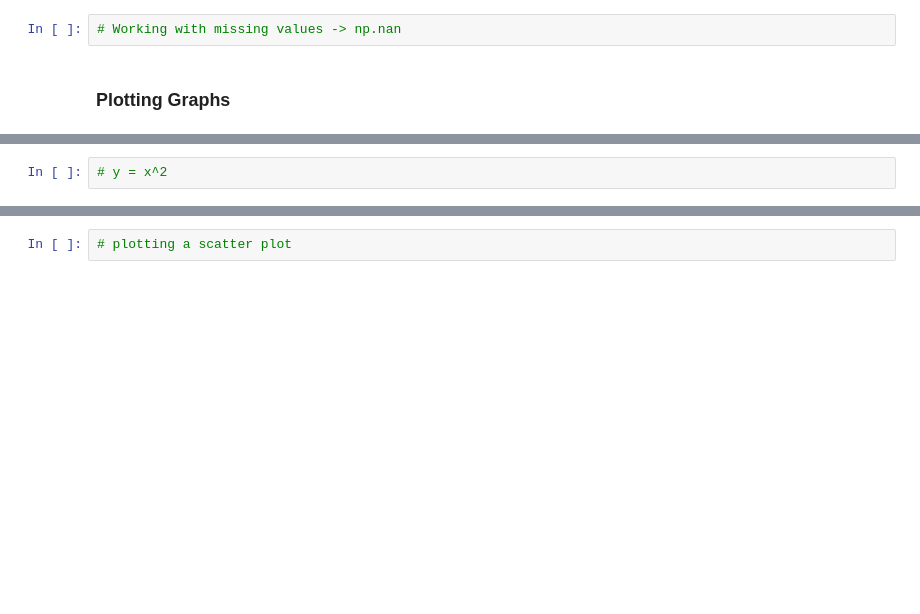
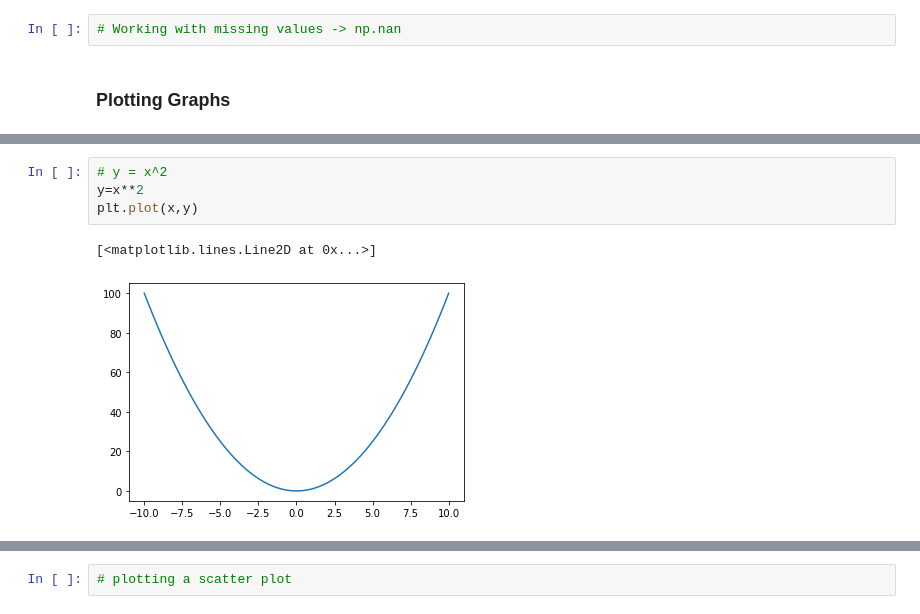
Before and after one commit to rajeshchengannur/Datascience, a Jupyter notebook: session_14_numpy_advanced.ipynb, the cells around one changed output, grey strips where cells are left out. Cells and saved outputs as stored; diff of their text form; blank space fills up the shorter version.

```diff
--- a/session_14_numpy_advanced.ipynb
+++ b/session_14_numpy_advanced.ipynb
@@ -153,4 +199,9 @@ print(b)
 # %%
 # y = x^2
+y=x**2
+plt.plot(x,y)
+# %% [output]
+[<matplotlib.lines.Line2D at 0x...>]
+[figure, added]
 # %%
 # y = sin(x)
```
Also changed, not shown: parts of 12 cells of this notebook.
